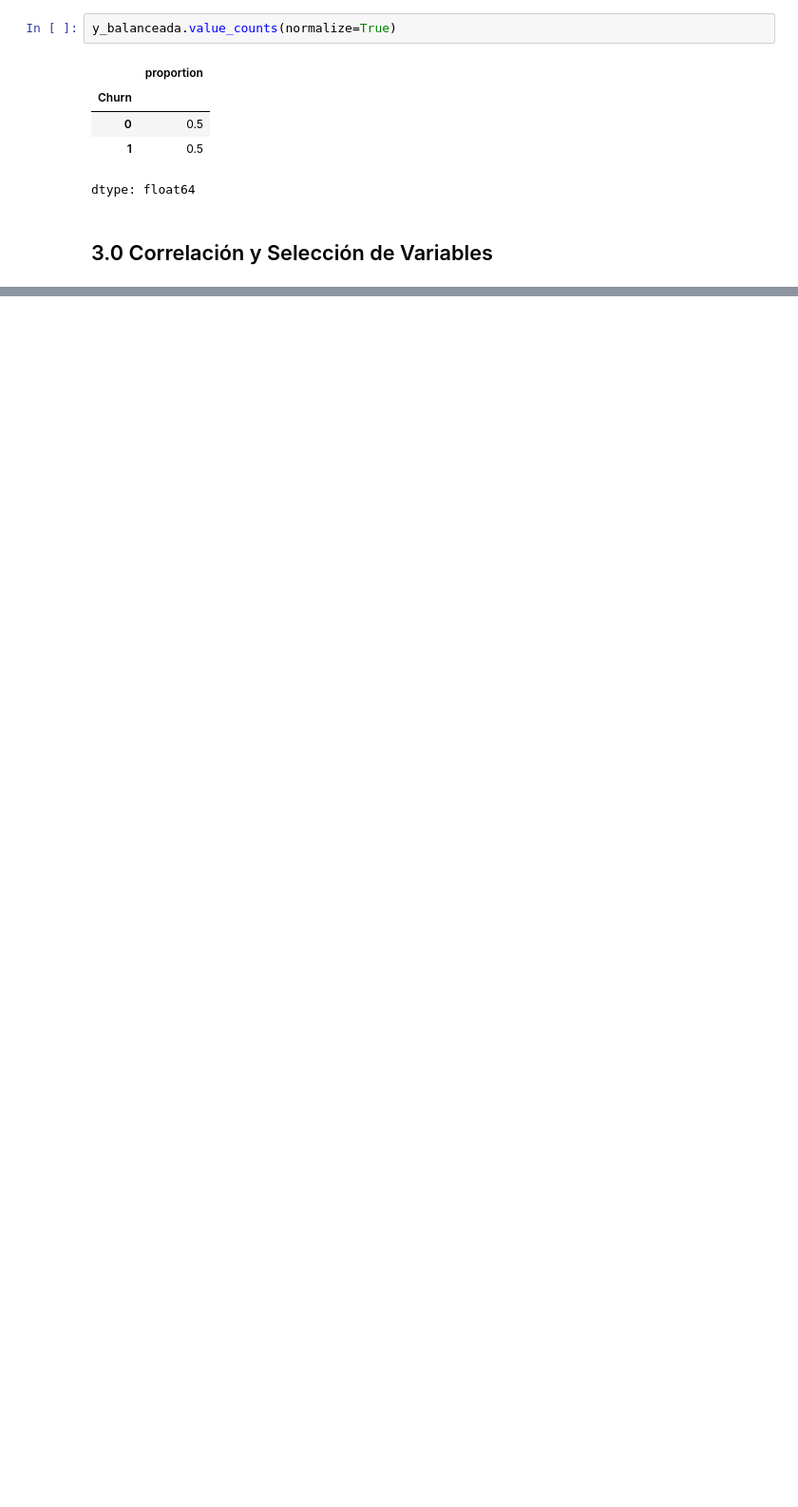
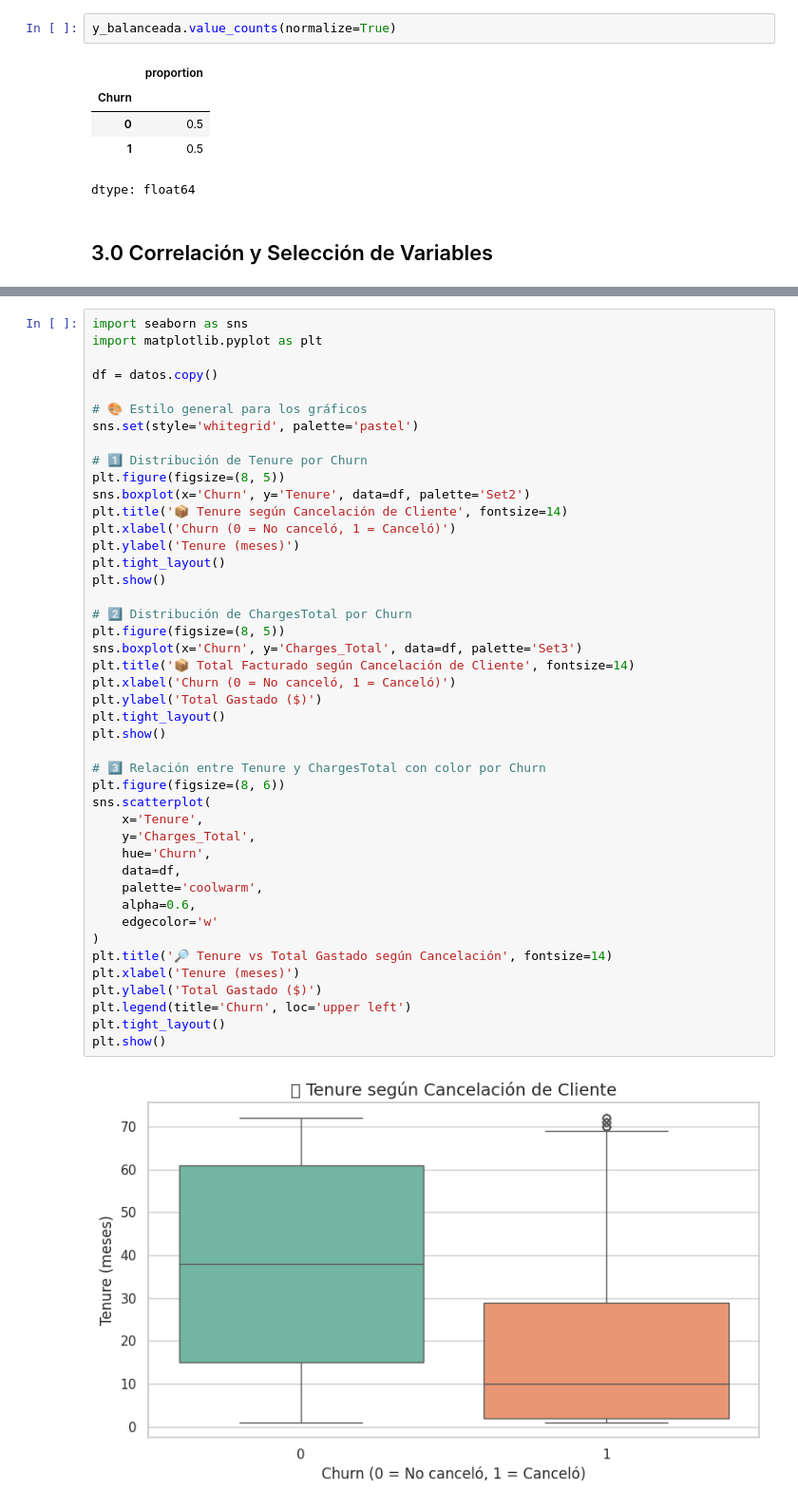
Before and after one commit to marcochc99/Challenge_TelecomX_Parte2, a Jupyter notebook: TelecomX_Parte2.ipynb, the cells around one changed output, grey strips where cells are left out. Shown at 95% size. Drawn from its saved outputs; the diff is of its cells as text; blank space fills up the shorter version.

```diff
--- a/TelecomX_Parte2.ipynb
+++ b/TelecomX_Parte2.ipynb
@@ -257,0 +290,46 @@ dtype: float64
+# %%
+import seaborn as sns
+import matplotlib.pyplot as plt
+
+df = datos.copy()
+
+# 🎨 Estilo general para los gráficos
+sns.set(style='whitegrid', palette='pastel')
+
+# 1️⃣ Distribución de Tenure por Churn
+plt.figure(figsize=(8, 5))
+sns.boxplot(x='Churn', y='Tenure', data=df, palette='Set2')
+plt.title('📦 Tenure según Cancelación de Cliente', fontsize=14)
+plt.xlabel('Churn (0 = No canceló, 1 = Canceló)')
+plt.ylabel('Tenure (meses)')
+plt.tight_layout()
+plt.show()
+
+# 2️⃣ Distribución de ChargesTotal por Churn
+plt.figure(figsize=(8, 5))
+sns.boxplot(x='Churn', y='Charges_Total', data=df, palette='Set3')
+plt.title('📦 Total Facturado según Cancelación de Cliente', fontsize=14)
+plt.xlabel('Churn (0 = No canceló, 1 = Canceló)')
+plt.ylabel('Total Gastado ($)')
+plt.tight_layout()
+plt.show()
+
+# 3️⃣ Relación entre Tenure y ChargesTotal con color por Churn
+plt.figure(figsize=(8, 6))
+sns.scatterplot(
+    x='Tenure',
+    y='Charges_Total',
+    hue='Churn',
+    data=df,
+    palette='coolwarm',
+    alpha=0.6,
+    edgecolor='w'
+)
+plt.title('🔎 Tenure vs Total Gastado según Cancelación', fontsize=14)
+plt.xlabel('Tenure (meses)')
+plt.ylabel('Total Gastado ($)')
+plt.legend(title='Churn', loc='upper left')
+plt.tight_layout()
+plt.show()
+# %% [output]
+[figure, added]
```
Also changed, not shown: parts of 6 cells of this notebook.
